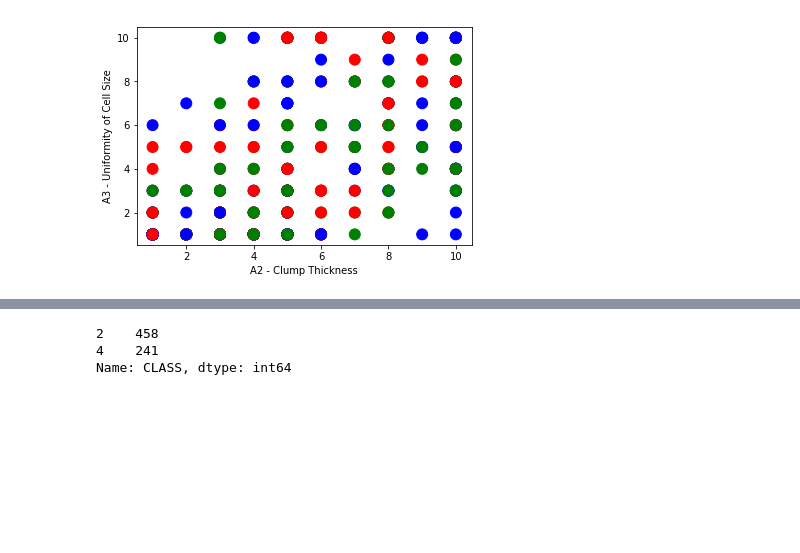
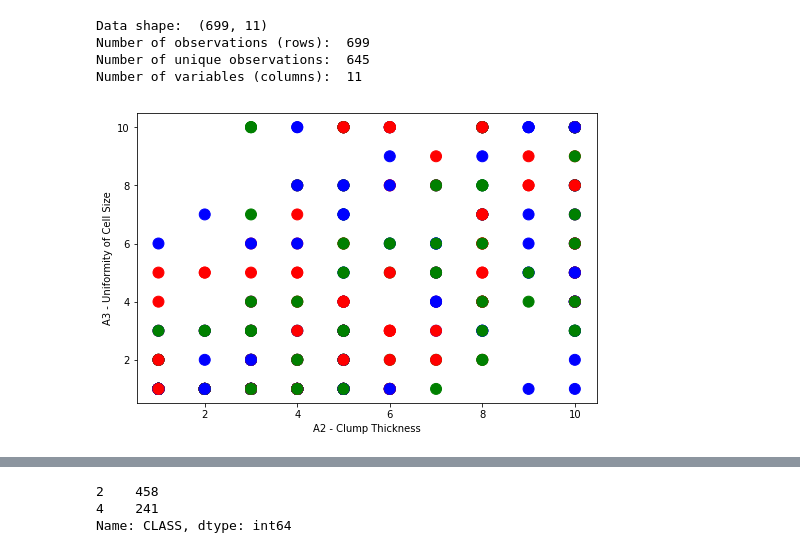
Before and after one commit to brlockwood/IU-Python-G19, a Jupyter notebook: Code/FinalProject.ipynb, the cells around one changed output, grey strips where cells are left out. Drawn from its saved outputs; the diff is of its cells as text; code cells hidden in the pictures; blank space fills up the shorter version.

```diff
--- a/Code/FinalProject.ipynb
+++ b/Code/FinalProject.ipynb
@@ -33,0 +14,4 @@ len(data1.columns)
+# %%
+# Read in data - Note this was modified for my local file structure [Ben]
+data = pd.read_csv("C:\\Users\\brloc\\Documents\\GitHub\\IU-Python-G19\\Data\\BreastCancerWisconsin.csv")
+data.head()
@@ -34,9 +48,20 @@ len(data1.columns)
+# %%
+# Assess data shape
+print("Data shape: ", data1.shape)
+print("Number of observations (rows): ", len(data1.index))
+print("Number of unique observations: ", data1['Scn'].nunique())
+print("Number of variables (columns): ", len(data1.columns))
+# %% [output]
+Data shape:  (699, 11)
+Number of observations (rows):  699
+Number of unique observations:  645
+Number of variables (columns):  11
 # %%
-data1['Scn'].nunique()
-data1['Scn'].size
+# Create scatter plot for Clump Thickness (A2) and Uniformity of Cell Size (A3)
 data1.plot(kind='scatter', x='A2', y='A3', s=120, c='RGB')
 plt.xlabel('A2 - Clump Thickness')
 plt.ylabel('A3 - Uniformity of Cell Size')
+plt.tight_layout(rect=(0, 0, 1.2, 1.2))
 plt.show()
 # %% [output]
-[figure, old version]
+[figure, new version]
```
Also changed, not shown: parts of 11 cells of this notebook.
